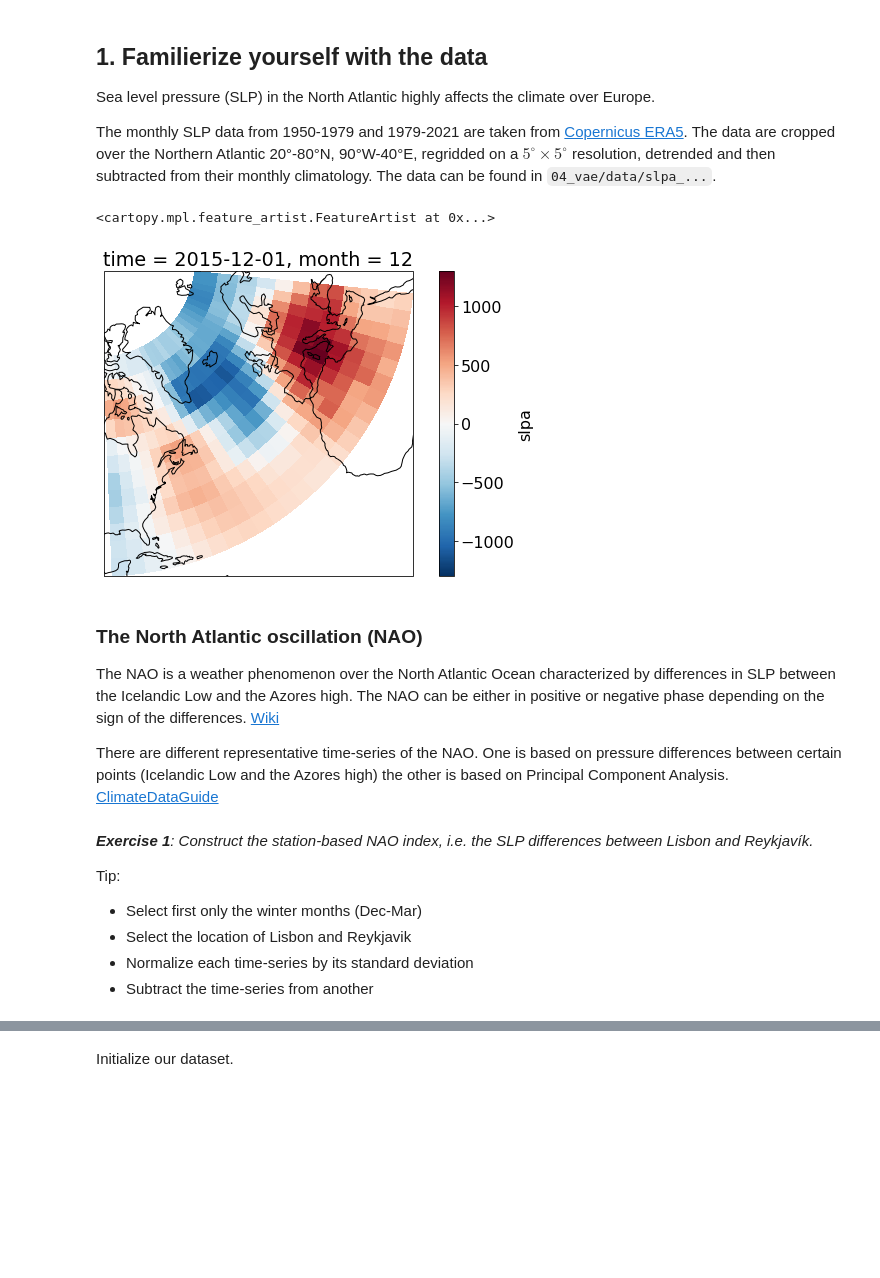
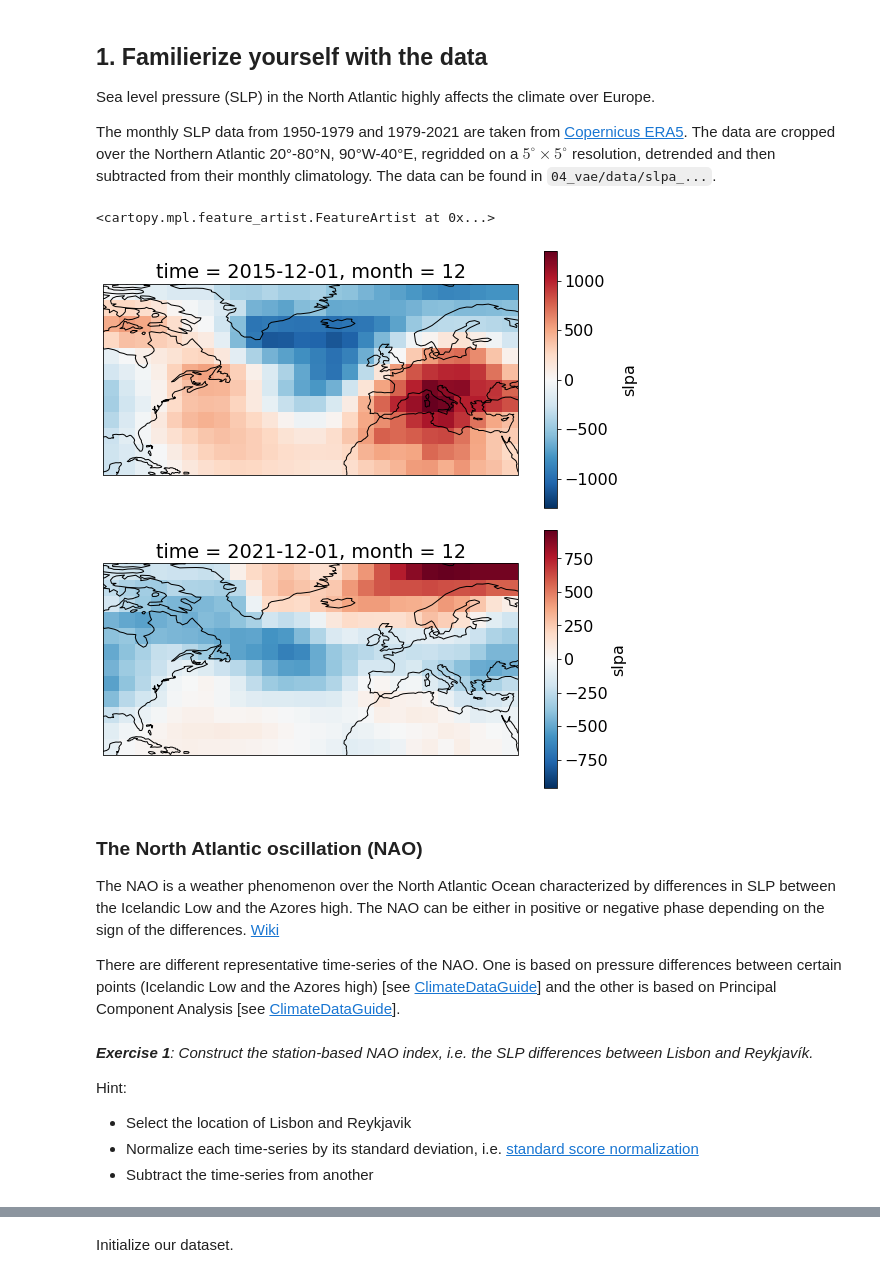
Before and after one commit to mlcs/seminar_ws22, a Jupyter notebook: 04_vae/excercise_vae_slp.ipynb, the cells around one changed output, grey strips where cells are left out. Cells and saved outputs as stored; diff of their text form; code cells hidden in the pictures; blank space fills up the shorter version.

```diff
--- a/04_vae/excercise_vae_slp.ipynb
+++ b/04_vae/excercise_vae_slp.ipynb
@@ -26,25 +24,28 @@ The monthly SLP data from 1950-1979 and 1979-2021 are taken from [Copernicus ERA
 # %%
 # Read data from file
 da = xr.open_dataset("./data/slpa_1979_2021.nc")['slpa']
 
 # Plot last year december, i.e. '2015-12'
-map_proj = ctp.crs.LambertConformal()
-p = da.sel(time='2015-12').plot(transform=ctp.crs.PlateCarree(), subplot_kws={'projection': map_proj})
-p.axes.coastlines()
+fig, (ax1, ax2) = plt.subplots(2,1, figsize=(8,8), subplot_kw=dict(
+    projection= ctp.crs.PlateCarree())
+)
+da.sel(time='2015-12').plot(ax=ax1, transform=ctp.crs.PlateCarree())
+ax1.coastlines()
+da.sel(time='2021-12').plot(ax=ax2, transform=ctp.crs.PlateCarree())
+ax2.coastlines()
 # %% [output]
 <cartopy.mpl.feature_artist.FeatureArtist at 0x...>
-[figure, old version]
+[figure, new version]
 # %% [markdown]
 ### The North Atlantic oscillation (NAO)
 
 The NAO is a weather phenomenon over the North Atlantic Ocean characterized by differences in SLP between the Icelandic Low and the Azores high. The NAO can be either in positive or negative phase depending on the sign of the differences. [Wiki](https://en.wikipedia.org/wiki/North_Atlantic_oscillation)
 
-There are different representative time-series of the NAO. One is based on pressure differences between certain points (Icelandic Low and the Azores high) the other is based on Principal Component Analysis. [ClimateDataGuide](https://climatedataguide.ucar.edu/climate-data/hurrell-north-atlantic-oscillation-nao-index-pc-based)
+There are different representative time-series of the NAO. One is based on pressure differences between certain points (Icelandic Low and the Azores high) [see [ClimateDataGuide](https://climatedataguide.ucar.edu/climate-data/hurrell-north-atlantic-oscillation-nao-index-station-based)] and the other is based on Principal Component Analysis [see [ClimateDataGuide](https://climatedataguide.ucar.edu/climate-data/hurrell-north-atlantic-oscillation-nao-index-pc-based)].
 # %% [markdown]
 ***Exercise 1**: Construct the station-based NAO index, i.e. the SLP differences between Lisbon and Reykjavík.*
 
-Tip:
-- Select first only the winter months (Dec-Mar)
+Hint:
 - Select the location of Lisbon and Reykjavik
-- Normalize each time-series by its standard deviation
+- Normalize each time-series by its standard deviation, i.e. [standard score normalization](https://en.wikipedia.org/wiki/Standard_score)
 - Subtract the time-series from another
```
Also changed, not shown: parts of 34 cells of this notebook, 1 other file.
